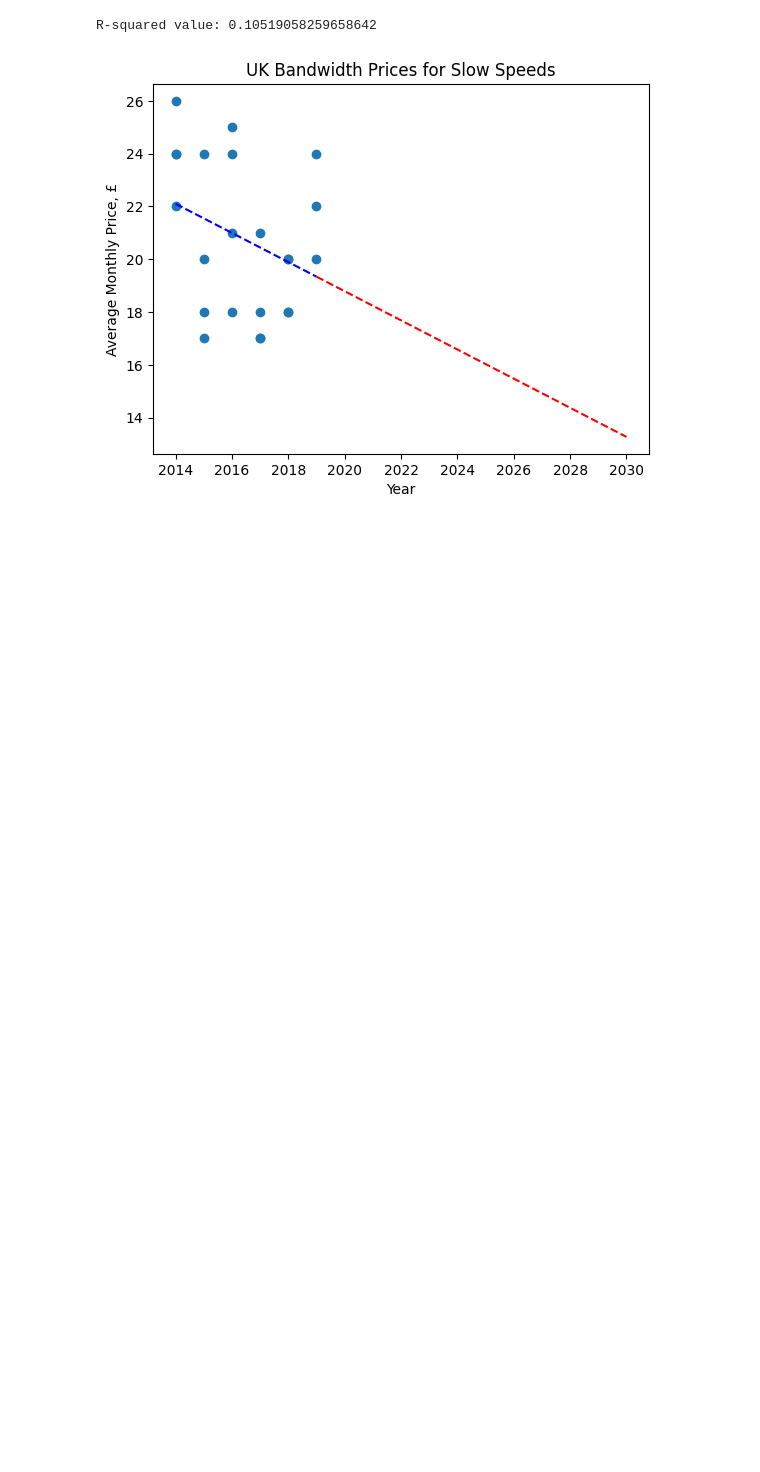
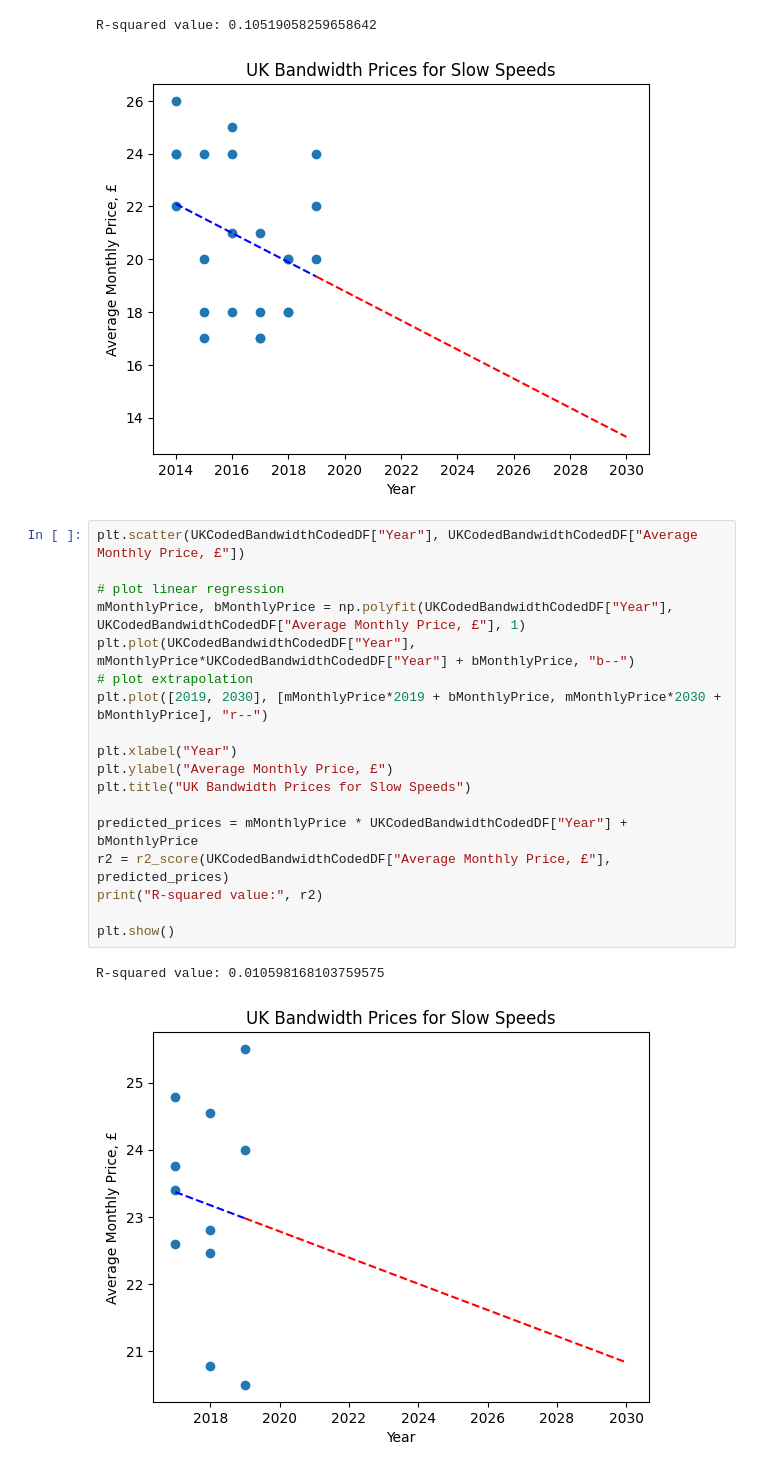
Before and after one commit to Flippergail/m3challenge, a Jupyter notebook: 2021Q1UK.ipynb, the cells around one changed output. Drawn from its saved outputs; the diff is of its cells as text; blank space fills up the shorter version.

```diff
--- a/2021Q1UK.ipynb
+++ b/2021Q1UK.ipynb
@@ -126,3 +150,24 @@ plt.show()
 # %% [output]
 R-squared value: 0.10519058259658642
 [figure]
+# %%
+plt.scatter(UKCodedBandwidthCodedDF["Year"], UKCodedBandwidthCodedDF["Average Monthly Price, £"])
+
+# plot linear regression
+mMonthlyPrice, bMonthlyPrice = np.polyfit(UKCodedBandwidthCodedDF["Year"], UKCodedBandwidthCodedDF["Average Monthly Price, £"], 1)
+plt.plot(UKCodedBandwidthCodedDF["Year"], mMonthlyPrice*UKCodedBandwidthCodedDF["Year"] + bMonthlyPrice, "b--")
+# plot extrapolation
+plt.plot([2019, 2030], [mMonthlyPrice*2019 + bMonthlyPrice, mMonthlyPrice*2030 + bMonthlyPrice], "r--")
+
+plt.xlabel("Year")
+plt.ylabel("Average Monthly Price, £")
+plt.title("UK Bandwidth Prices for Slow Speeds")
+
+predicted_prices = mMonthlyPrice * UKCodedBandwidthCodedDF["Year"] + bMonthlyPrice
+r2 = r2_score(UKCodedBandwidthCodedDF["Average Monthly Price, £"], predicted_prices)
+print("R-squared value:", r2)
+
+plt.show()
+# %% [output]
+R-squared value: 0.010598168103759575
+[figure, added]
```
Also changed, not shown: parts of 3 cells of this notebook, 1 other file.
